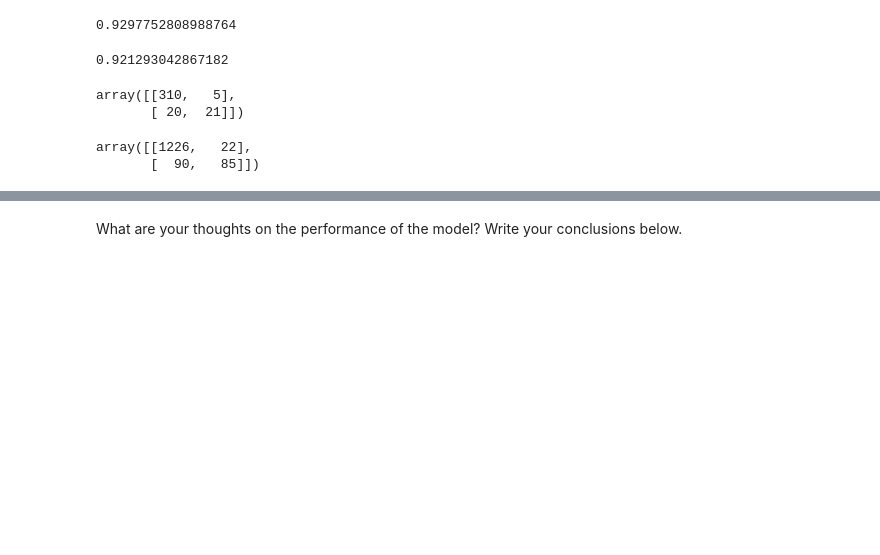
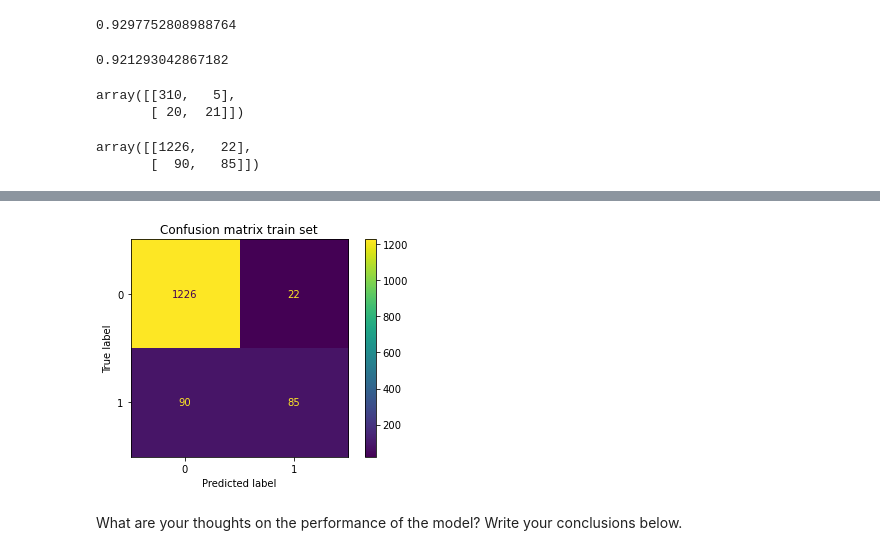
Before and after one commit to ta-data-remote/lab-supervised-learning, a Jupyter notebook: your-code/main.ipynb, the cells around one changed output, grey strips where cells are left out. Saved outputs shown, nothing was run; the diff lists cells and outputs as text; code cells hidden in the pictures; blank space fills up the shorter version.

```diff
--- a/your-code/main.ipynb
+++ b/your-code/main.ipynb
@@ -615,2 +642,8 @@ array([[1226,   22],
+# %%
+#plot_confusion_matrix(model_trained, X_test, y_test)
+plot_confusion_matrix(model_log,X_train, y_train)
+plt.title("Confusion matrix train set");
+# %% [output]
+[figure, added]
 # %% [markdown]
 What are your thoughts on the performance of the model? Write your conclusions below.
```
Also changed, not shown: parts of 41 cells of this notebook.
